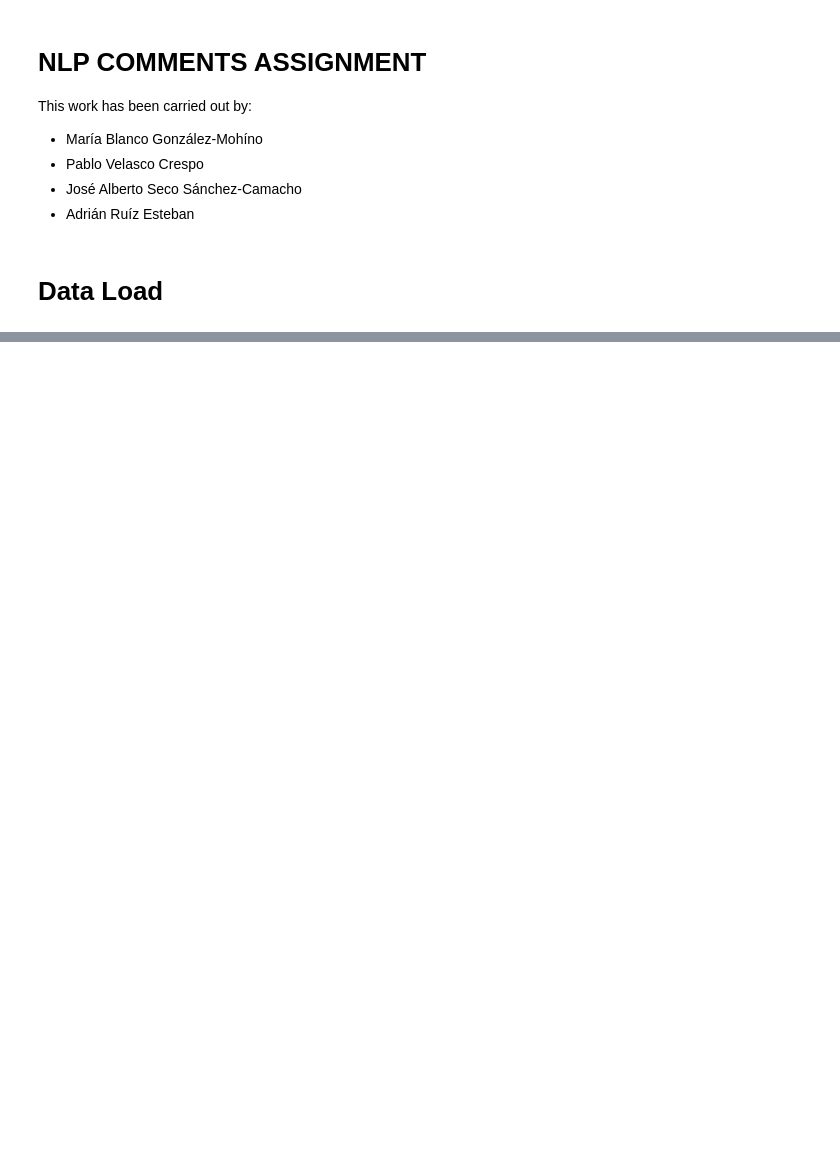
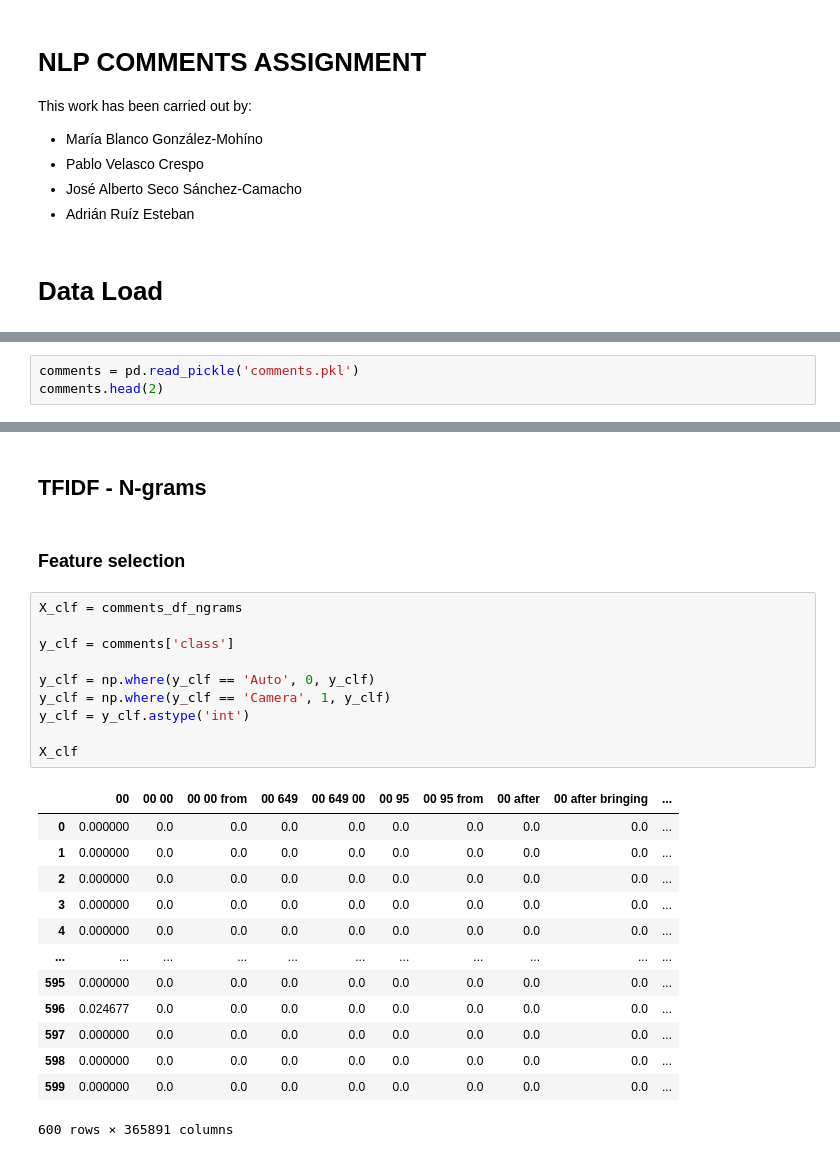
Before and after one commit to MariaBlancoGonzalez/MachineLearningTechniques, a Jupyter notebook: notebooks/NLP_Model.ipynb, the cells around one changed output, grey strips where cells are left out. Drawn from its saved outputs; the diff is of its cells as text; blank space fills up the shorter version.

```diff
--- a/notebooks/NLP_Model.ipynb
+++ b/notebooks/NLP_Model.ipynb
@@ -123,0 +32,3 @@ X_clf_new=SelectKBest(score_func=chi2,k=to_save).fit_transform(X_clf,y_clf)
+# %%
+comments = pd.read_pickle('comments.pkl')
+comments.head(2)
@@ -123,0 +157,28 @@ X_clf_new=SelectKBest(score_func=chi2,k=to_save).fit_transform(X_clf,y_clf)
+# %% [markdown]
+## TFIDF - N-grams
+# %% [markdown]
+### Feature selection
+# %%
+X_clf = comments_df_ngrams
+
+y_clf = comments['class']
+
+y_clf = np.where(y_clf == 'Auto', 0, y_clf)
+y_clf = np.where(y_clf == 'Camera', 1, y_clf)
+y_clf = y_clf.astype('int')
+
+X_clf
+# %% [output]
+|  | 00 | 00 00 | 00 00 from | 00 649 | 00 649 00 | 00 95 | 00 95 from | 00 after | 00 after bringing | ... |
+| 0 | 0.000000 | 0.0 | 0.0 | 0.0 | 0.0 | 0.0 | 0.0 | 0.0 | 0.0 | ... |
+| 1 | 0.000000 | 0.0 | 0.0 | 0.0 | 0.0 | 0.0 | 0.0 | 0.0 | 0.0 | ... |
+| 2 | 0.000000 | 0.0 | 0.0 | 0.0 | 0.0 | 0.0 | 0.0 | 0.0 | 0.0 | ... |
+| 3 | 0.000000 | 0.0 | 0.0 | 0.0 | 0.0 | 0.0 | 0.0 | 0.0 | 0.0 | ... |
+| 4 | 0.000000 | 0.0 | 0.0 | 0.0 | 0.0 | 0.0 | 0.0 | 0.0 | 0.0 | ... |
+| ... | ... | ... | ... | ... | ... | ... | ... | ... | ... | ... |
+| 595 | 0.000000 | 0.0 | 0.0 | 0.0 | 0.0 | 0.0 | 0.0 | 0.0 | 0.0 | ... |
+| 596 | 0.024677 | 0.0 | 0.0 | 0.0 | 0.0 | 0.0 | 0.0 | 0.0 | 0.0 | ... |
+| 597 | 0.000000 | 0.0 | 0.0 | 0.0 | 0.0 | 0.0 | 0.0 | 0.0 | 0.0 | ... |
+| 598 | 0.000000 | 0.0 | 0.0 | 0.0 | 0.0 | 0.0 | 0.0 | 0.0 | 0.0 | ... |
+| 599 | 0.000000 | 0.0 | 0.0 | 0.0 | 0.0 | 0.0 | 0.0 | 0.0 | 0.0 | ... |
+600 rows × 365891 columns
```
Also changed, not shown: parts of 64 cells of this notebook.
